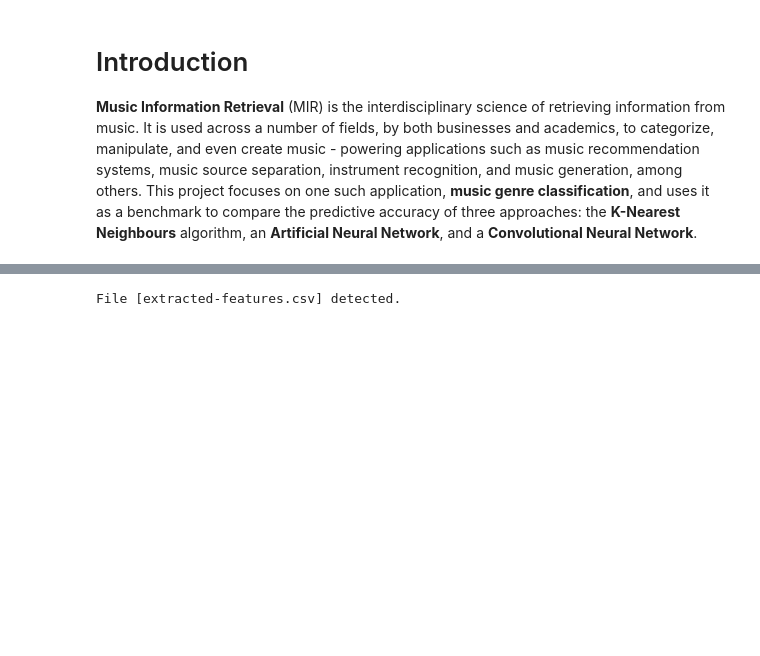
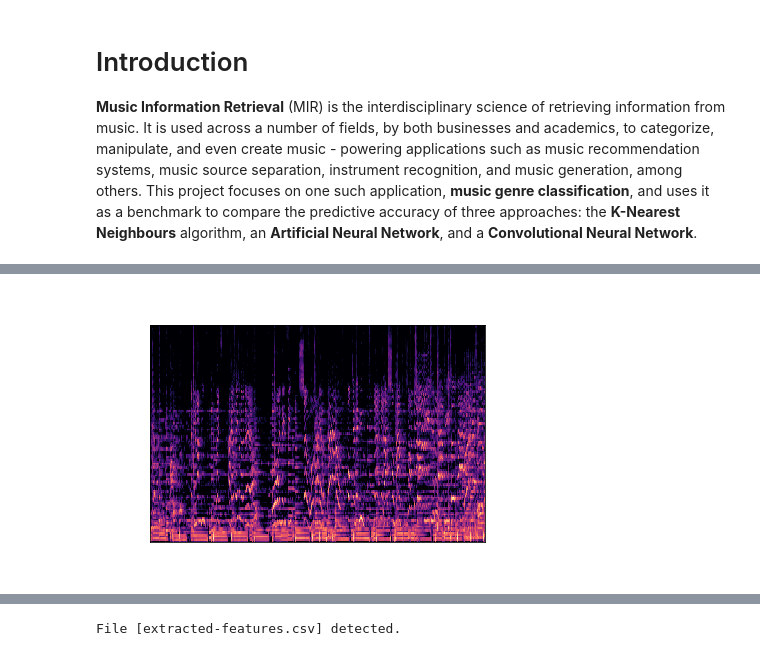
Before and after one commit to etiank/Jupyter-ML, a Jupyter notebook: main.ipynb, the cells around one changed output, grey strips where cells are left out. Saved outputs shown, nothing was run; the diff lists cells and outputs as text; code cells hidden in the pictures; blank space fills up the shorter version.

```diff
--- a/main.ipynb
+++ b/main.ipynb
@@ -53,0 +56,8 @@ In the project description I wrote: MFCCs, ZCR, and Chroma features, however the
+# %%
+# show an example spectrogram pop 12
+from IPython.display import Image
+
+example_spectrogram = os.path.join(PATH_IMAGES,"pop", "pop00012.png")
+Image(filename=example_spectrogram)
+# %% [output]
+[figure, added]
```
Also changed, not shown: parts of 56 cells of this notebook.
